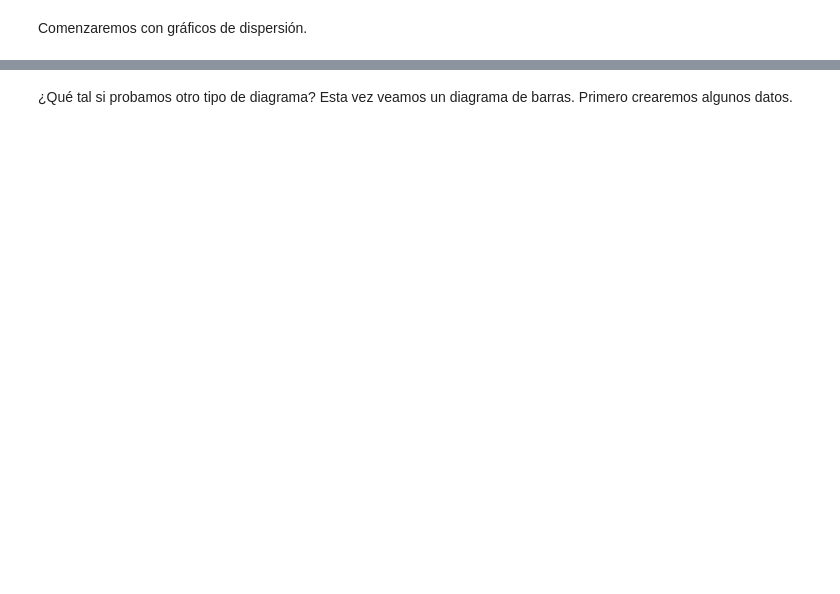
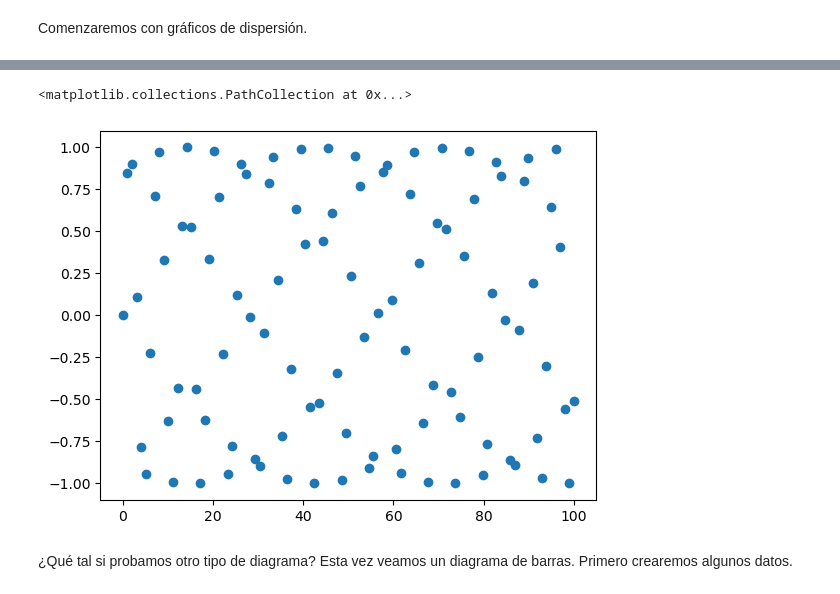
Before and after one commit to AlexDotel/Practicas-Machine-Learning, a Jupyter notebook: Ejercicio_Matplotlib.ipynb, the cells around one changed output, grey strips where cells are left out. Cells and saved outputs as stored; diff of their text form; code cells hidden in the pictures; blank space fills up the shorter version.

```diff
--- a/Ejercicio_Matplotlib.ipynb
+++ b/Ejercicio_Matplotlib.ipynb
@@ -96,2 +139,7 @@ Comenzaremos con gráficos de dispersión.
 # %%
-# Crea un diagrama de dispersión de X versus el exponencial de X (np.exp(X))
+# Crea un diagrama de dispersión de X versus np.sin(X)
+fig, ax = plt.subplots()
+ax.scatter(x, np.sin(x))
+# %% [output]
+<matplotlib.collections.PathCollection at 0x...>
+[figure, added]
```
Also changed, not shown: parts of 17 cells of this notebook, 1 other file.
